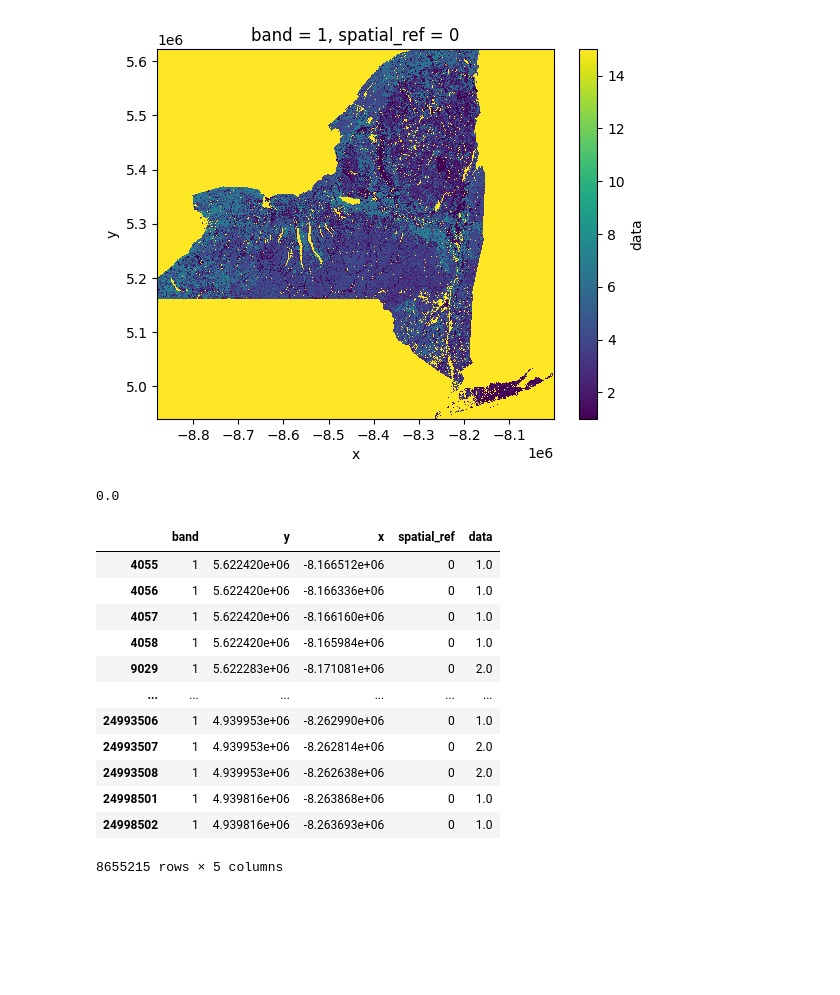
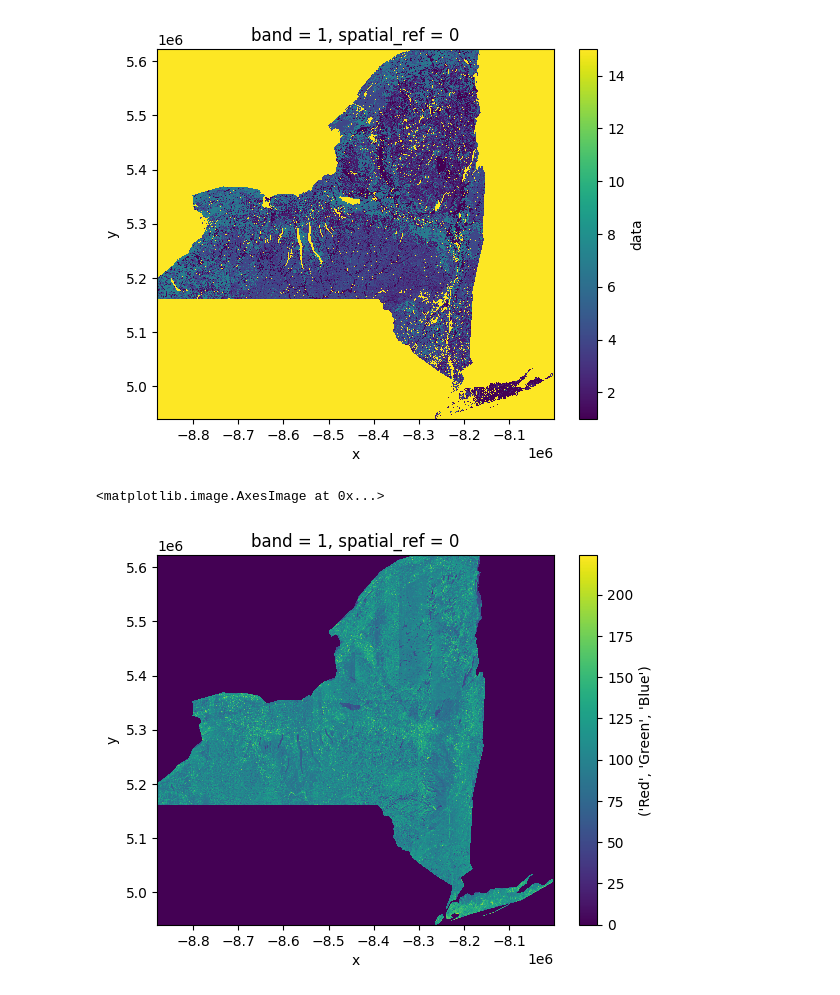
Before and after one commit to uysiri/DATA612-DEEPLEARNING, a Jupyter notebook: create_df.ipynb, the cells around one changed output. Saved outputs shown, nothing was run; the diff lists cells and outputs as text; code cells hidden in the pictures; blank space fills up the shorter version.

```diff
--- a/create_df.ipynb
+++ b/create_df.ipynb
@@ -75,23 +75,15 @@ f4.plot.imshow()
 # %% [output]
 <matplotlib.image.AxesImage at 0x...>
 [figure]
-# %%
-res['data'].min()
-# %% [output]
-0.0
-# %%
-res[res['data']>0]
-# %% [output]
-|  | band | y | x | spatial_ref | data |
-| 4055 | 1 | 5.622420e+06 | -8.166512e+06 | 0 | 1.0 |
-| 4056 | 1 | 5.622420e+06 | -8.166336e+06 | 0 | 1.0 |
-| 4057 | 1 | 5.622420e+06 | -8.166160e+06 | 0 | 1.0 |
-| 4058 | 1 | 5.622420e+06 | -8.165984e+06 | 0 | 1.0 |
-| 9029 | 1 | 5.622283e+06 | -8.171081e+06 | 0 | 2.0 |
-| ... | ... | ... | ... | ... | ... |
-| 24993506 | 1 | 4.939953e+06 | -8.262990e+06 | 0 | 1.0 |
-| 24993507 | 1 | 4.939953e+06 | -8.262814e+06 | 0 | 2.0 |
-| 24993508 | 1 | 4.939953e+06 | -8.262638e+06 | 0 | 2.0 |
-| 24998501 | 1 | 4.939816e+06 | -8.263868e+06 | 0 | 1.0 |
-| 24998502 | 1 | 4.939816e+06 | -8.263693e+06 | 0 | 1.0 |
-8655215 rows × 5 columns
+# %%
+nd = rioxarray.open_rasterio("ndvi2.tif")
+# rds = rds.squeeze().drop("spatial_ref").drop("band")
+nd.name = "data"
+ndvi = nd.to_dataframe().reset_index()
+# soilgroup.head(2)
+
+f7 = nd.sel(band=1)
+f7.plot.imshow()
+# %% [output]
+<matplotlib.image.AxesImage at 0x...>
+[figure, added]
```
Also changed, not shown: parts of 16 cells of this notebook, 2 other files.
